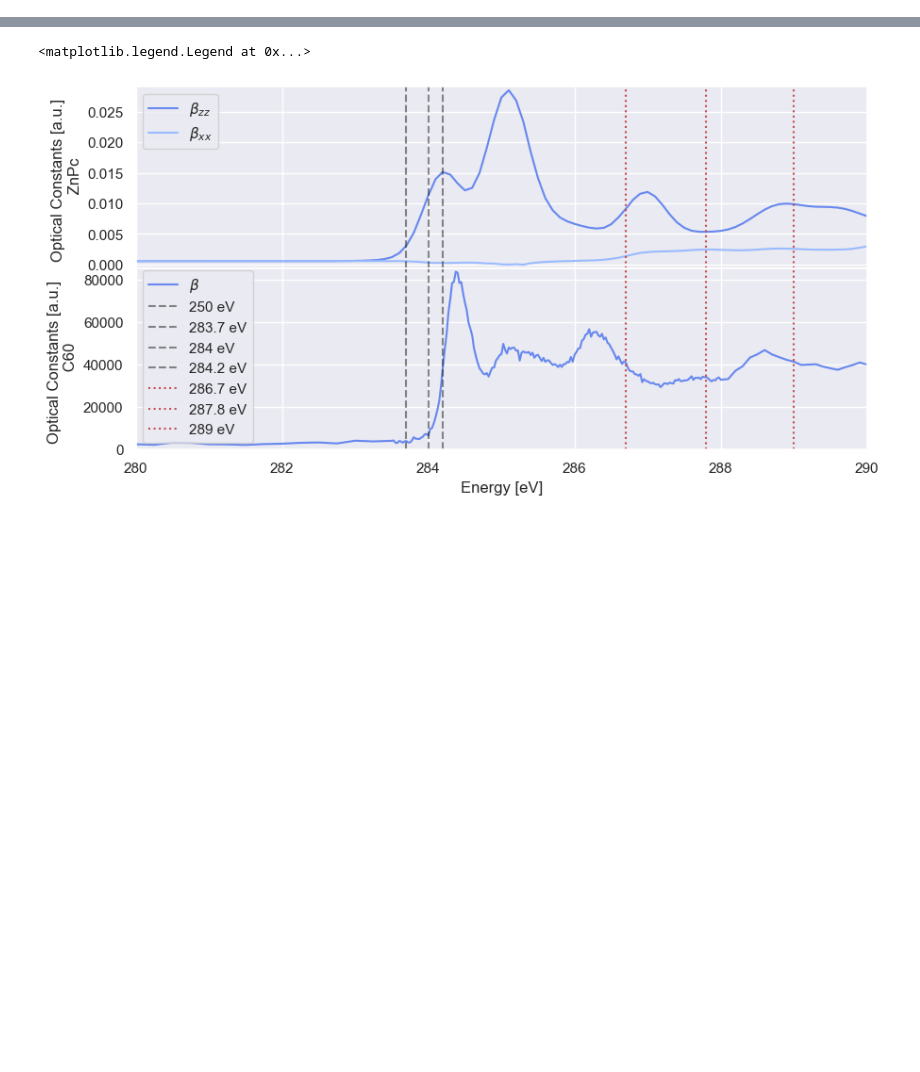
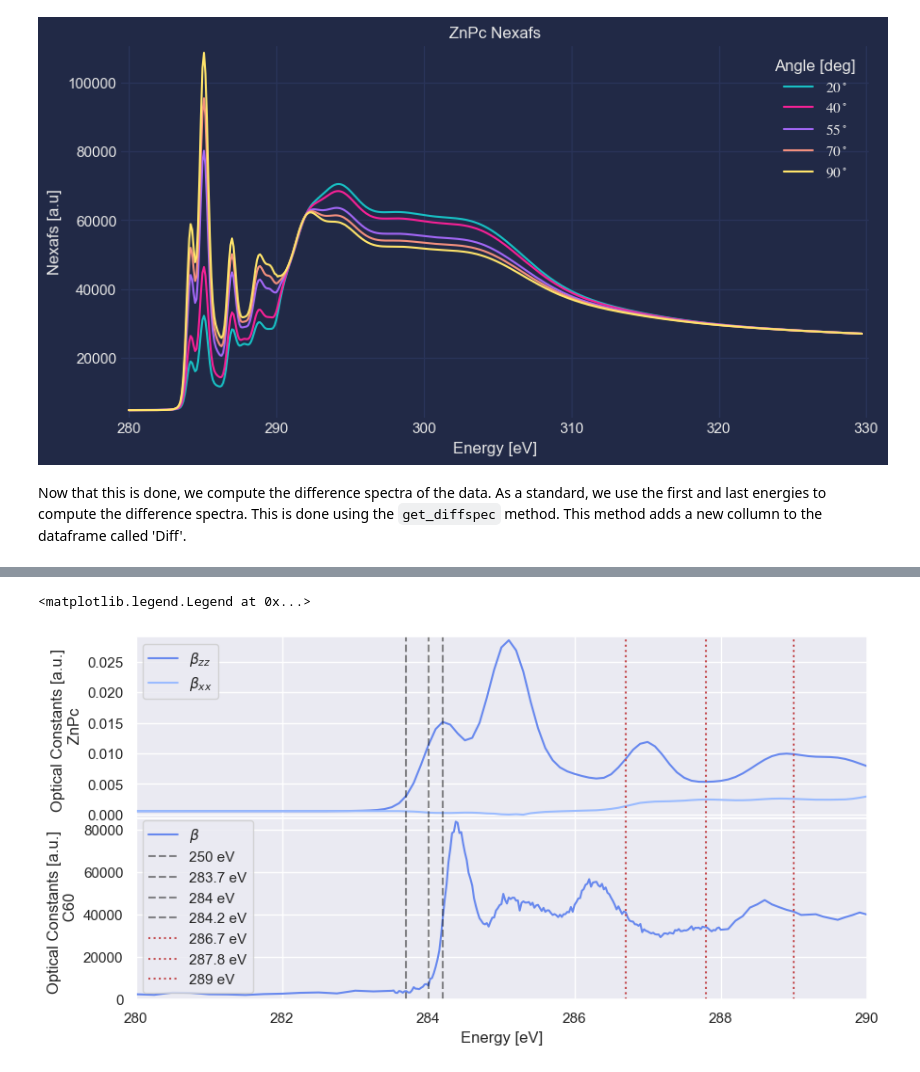
Before and after one commit to WSU-Carbon-Lab/pyref, a Jupyter notebook: docs/OrientedOpticalConstants.ipynb, the cells around one changed output, grey strips where cells are left out. Drawn from its saved outputs; the diff is of its cells as text; code cells hidden in the pictures; blank space fills up the shorter version.

```diff
--- a/docs/RoomTempFitting.ipynb
+++ b/docs/OrientedOpticalConstants.ipynb
@@ -93,3 +24,8 @@ angs
 # %%
-f = d_path / "dft_res.txt"
-dft = ru.AngleNexafs(f, "C32H16N8Zn", density=1.6)  # type: ignore
+f = rf.db() / ".data" / "nexafs" / "C32H16N8Zn.raw"
+dft = rf.AngleNexafs(f, "C32H16N8Zn", density=1.6, name = "ZnPc")  # type: ignore
+dft.plot_ar()
+# %% [output]
+[figure, added]
+# %% [markdown]
+Now that this is done, we compute the difference spectra of the data. As a standard, we use the first and last energies to compute the difference spectra. This is done using the `get_diffspec` method. This method adds a new collumn to the dataframe called 'Diff'.
```
Also changed, not shown: parts of 24 cells of this notebook, 35 other files.
